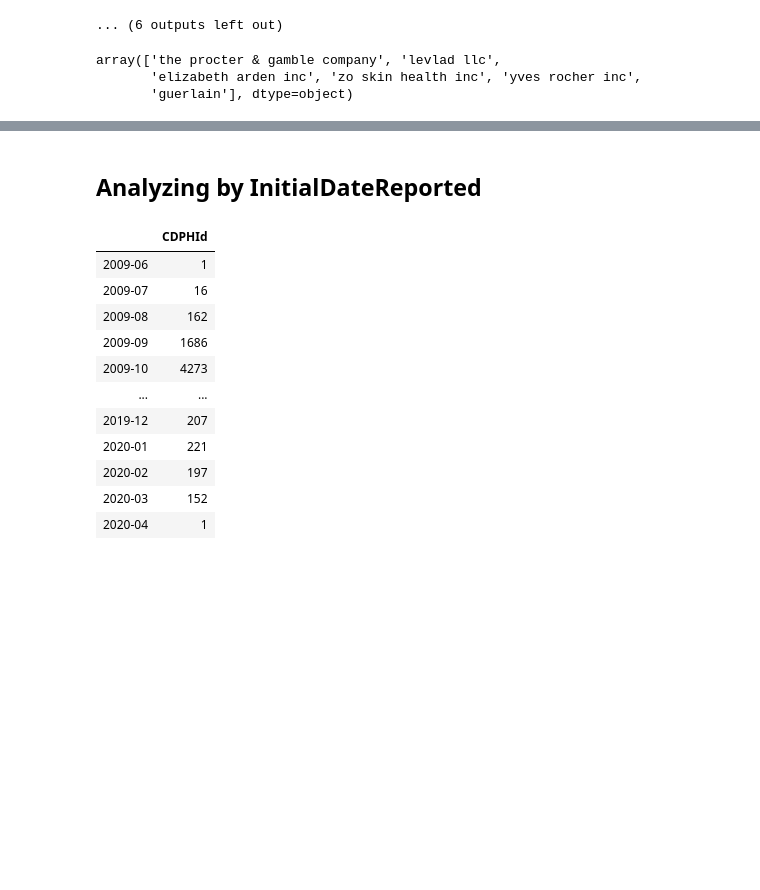
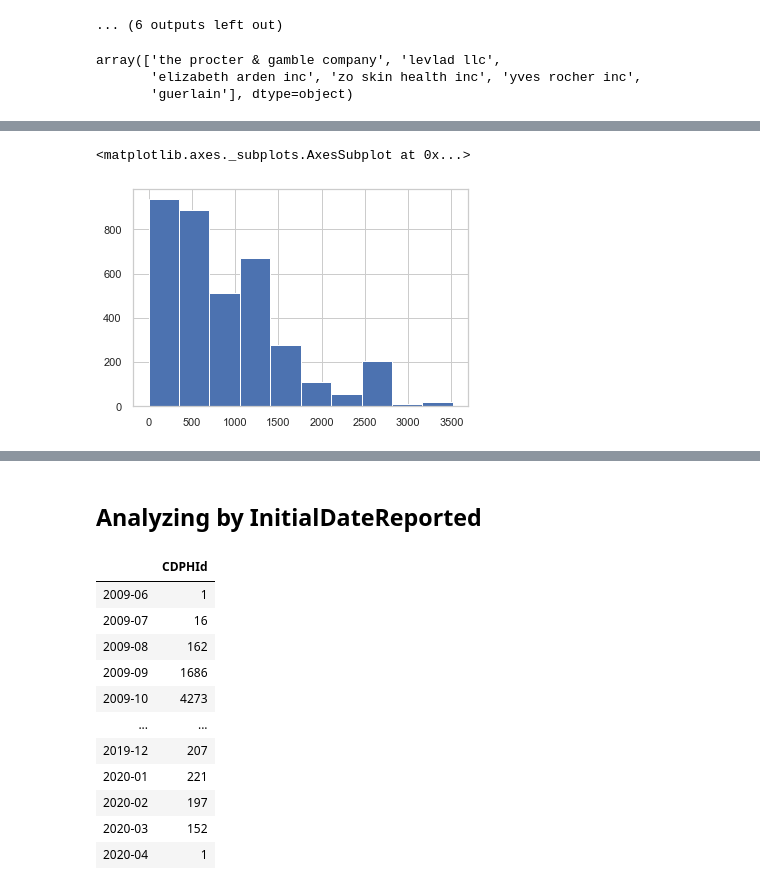
Before and after one commit to chelseanbr/Whats-In-My-Makeup-Bag, a Jupyter notebook: final_data_wrangling_eda.ipynb, the cells around one changed output, grey strips where cells are left out. Cells and saved outputs as stored; diff of their text form; code cells hidden in the pictures; blank space fills up the shorter version.

```diff
--- a/final_data_wrangling_eda.ipynb
+++ b/final_data_wrangling_eda.ipynb
@@ -497,0 +628,3 @@ Text(2.02, 5.0, '2')
+# %%
+discontinued_drop_dupes_df['Days_to_Discontinued'] = (discontinued_drop_dupes_df['DiscontinuedDate'] - discontinued_drop_dupes_df['InitialDateReported']).dt.days
+discontinued_drop_dupes_df.head()
@@ -497,0 +638,8 @@ Text(2.02, 5.0, '2')
+# %%
+# Only look at products discontinued after being reported
+discontinued_drop_dupes_df = discontinued_drop_dupes_df[discontinued_drop_dupes_df['Days_to_Discontinued'] >= 0]
+# %%
+discontinued_drop_dupes_df['Days_to_Discontinued'].hist()
+# %% [output]
+<matplotlib.axes._subplots.AxesSubplot at 0x...>
+[figure, added]
```
Also changed, not shown: parts of 78 cells of this notebook, 6 other files.
